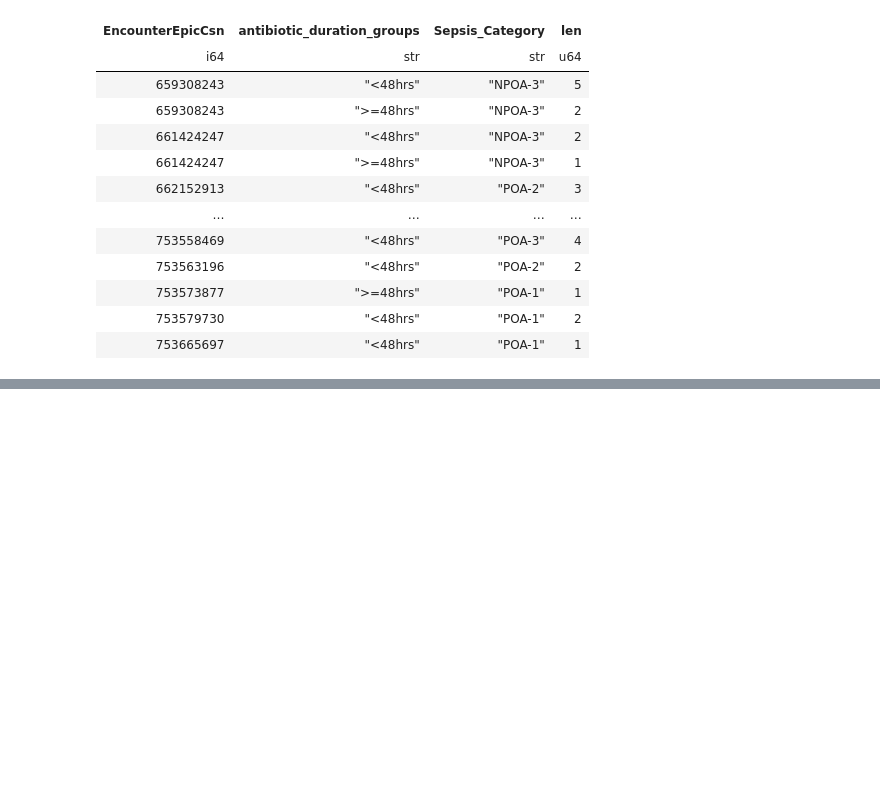
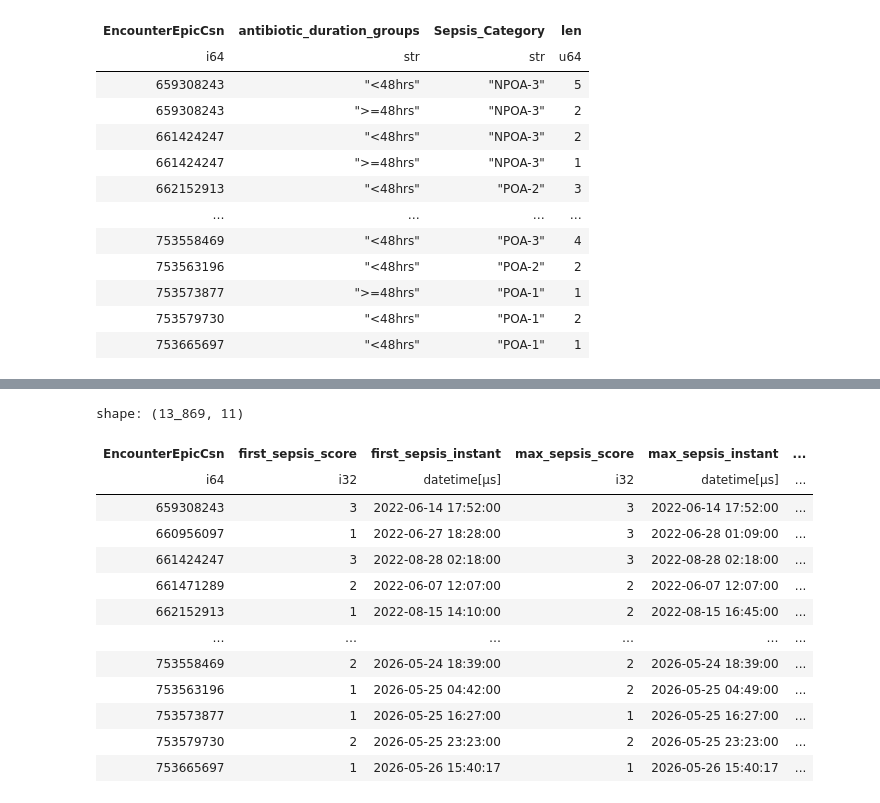
Before and after one commit to UTSW-CIC/Sepsis-Analysis, a Jupyter notebook: notebooks/18_eda_datasetv3.ipynb, the cells around one changed output, grey strips where cells are left out. Drawn from its saved outputs; the diff is of its cells as text; code cells hidden in the pictures; blank space fills up the shorter version.

```diff
--- a/notebooks/18_eda_datasetv3.ipynb
+++ b/notebooks/18_eda_datasetv3.ipynb
@@ -1019,0 +1237,3 @@ shape: (21_515, 4)
+# %%
+df_sepsis_v3_agg = df_sepsis_v3_agg.drop("EncounterEpicCsn_right")
+df_sepsis_v2_agg = df_sepsis_v2_agg.drop("EncounterEpicCsn_right")
@@ -1019,0 +1274,2 @@ shape: (21_515, 4)
+# %%
+df_sepsis_v2_agg.sort(by=['EncounterEpicCsn'])
@@ -1019,0 +1291,2 @@ shape: (21_515, 4)
+# %%
+df_sepsis_v3_agg.sort(by=['EncounterEpicCsn'])
@@ -1019,0 +1328,28 @@ shape: (21_515, 4)
+# %%
+df_sepsis_v23_billing_arrival = df_sepsis_v2_agg.join(
+	df_sepsis_v3_agg,
+	on=["EncounterEpicCsn"],
+	suffix='_v3',
+	how="inner"
+).join(
+    df_enc.select("EncounterEpicCsn", "Arrival_Instant", 'Sepsis_Category'),
+    on='EncounterEpicCsn',
+    how='inner'
+).sort(by=['EncounterEpicCsn'])
+# %%
+df_sepsis_v23_billing_arrival
+# %% [output]
+shape: (13_869, 11)
+| EncounterEpicCsn | first_sepsis_score | first_sepsis_instant | max_sepsis_score | max_sepsis_instant | ... |
+| i64 | i32 | datetime[μs] | i32 | datetime[μs] | ... |
+| 659308243 | 3 | 2022-06-14 17:52:00 | 3 | 2022-06-14 17:52:00 | ... |
+| 660956097 | 1 | 2022-06-27 18:28:00 | 3 | 2022-06-28 01:09:00 | ... |
+| 661424247 | 3 | 2022-08-28 02:18:00 | 3 | 2022-08-28 02:18:00 | ... |
+| 661471289 | 2 | 2022-06-07 12:07:00 | 2 | 2022-06-07 12:07:00 | ... |
+| 662152913 | 1 | 2022-08-15 14:10:00 | 2 | 2022-08-15 16:45:00 | ... |
+| … | … | … | … | … | ... |
+| 753558469 | 2 | 2026-05-24 18:39:00 | 2 | 2026-05-24 18:39:00 | ... |
+| 753563196 | 1 | 2026-05-25 04:42:00 | 2 | 2026-05-25 04:49:00 | ... |
+| 753573877 | 1 | 2026-05-25 16:27:00 | 1 | 2026-05-25 16:27:00 | ... |
+| 753579730 | 2 | 2026-05-25 23:23:00 | 2 | 2026-05-25 23:23:00 | ... |
+| 753665697 | 1 | 2026-05-26 15:40:17 | 1 | 2026-05-26 15:40:17 | ... |
```
Also changed, not shown: parts of 23 cells of this notebook, 54 other files.
